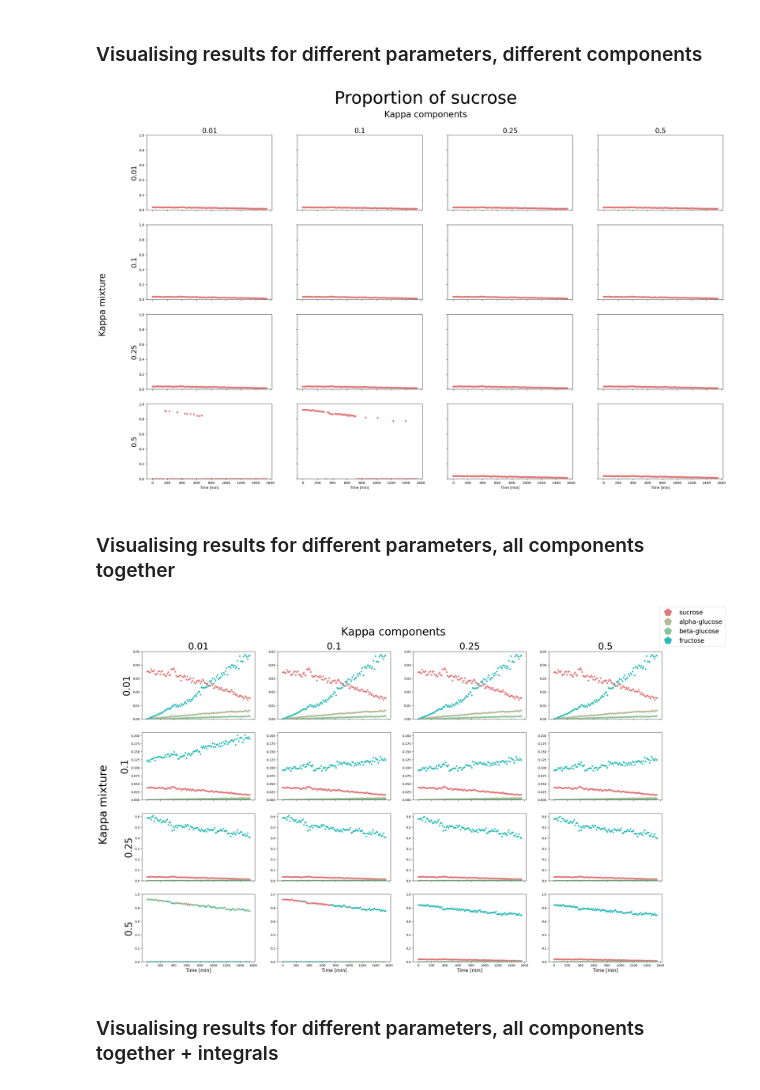
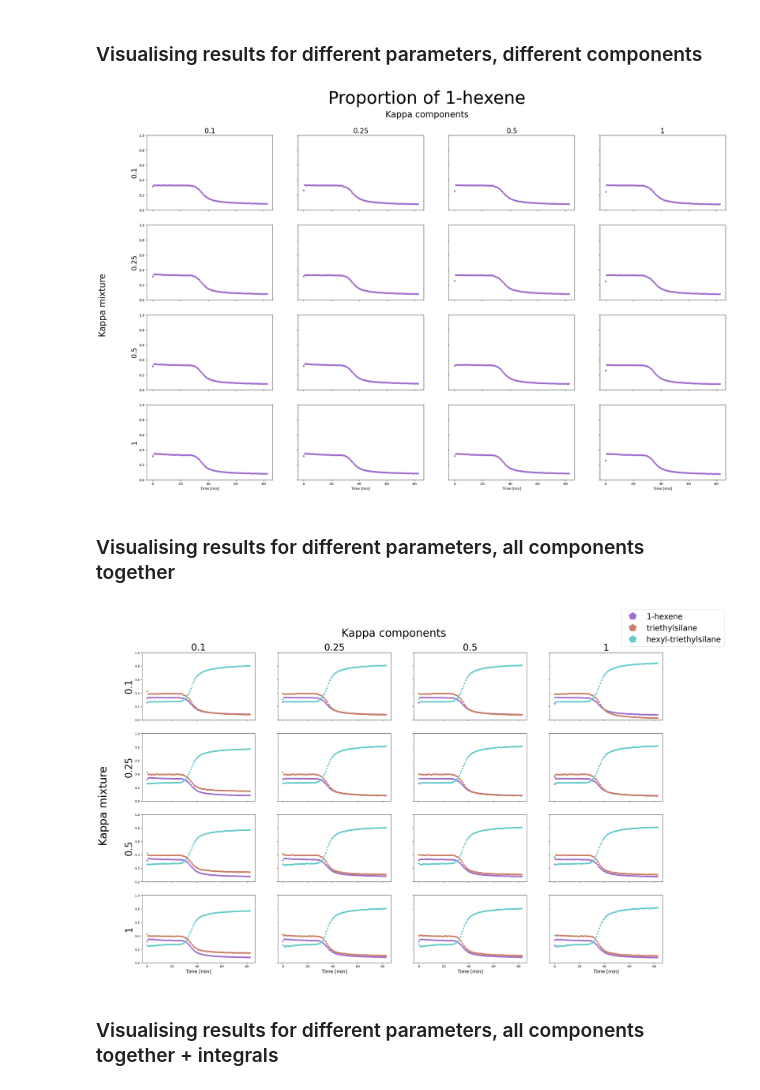
Before and after one commit to BDomzal/magnetstein_x_chemical_reactions, a Jupyter notebook: notebooks/visualisation.ipynb, the cells around one changed output. Saved outputs shown, nothing was run; the diff lists cells and outputs as text; code cells hidden in the pictures.

```diff
--- a/notebooks/visualisation.ipynb
+++ b/notebooks/visualisation.ipynb
@@ -21,7 +21,7 @@ import matplotlib.pyplot as plt
 
 #optionally add ylim(0,0.4) in plots
 # %%
-experiment_name = 'Saccharose hydrolysis with full mixture spectrum'
+experiment_name = 'PMG 287 monitoring'
 # %%
 mixture_paths = {'Saccharose hydrolysis': '../data/saccharose_hydrolysis/preprocessed_mixture.csv',
                 'PMG 284 monitoring': '../data/PMG_284/preprocessed_mixture.csv',
@@ -161,8 +161,8 @@ kappas_to_remove = [1.2, 0.75]
 kappas_th_to_remove = [1.2, 0.75]
 
 if experiment_name == 'Saccharose hydrolysis with full mixture spectrum':
-    kappas_to_remove = [0.05, 0.75, 1, 1.2]
-    kappas_th_to_remove = [0.05, 0.75, 1, 1.2]
+    kappas_to_remove = [0.05, 0.5, 0.75, 1, 1.2]
+    kappas_th_to_remove = [0.05, 0.5, 0.75, 1, 1.2]
 
 if experiment_name == 'PMG 284 monitoring with full mixture spectrum':
     kappas_to_remove = [0.5]
@@ -345,7 +345,7 @@ for ax, row in zip(axs[:,0], rows):
     ax.set_ylabel(row, rotation=90, size=20)
 #fig.savefig(results_paths[experiment_name]+'comparison_for_different_kappas_'+ substances_names[experiment_name][component_nr]+'.png')
 # %% [output]
-[figure, old version]
+[figure, new version]
 # %% [markdown]
 ### Visualising results for different parameters, all components together
 # %%
@@ -356,7 +356,9 @@ else:
 #fig.suptitle('Proportion of substrates and product', fontsize=50)
 fig.set_size_inches(30, 18, forward=True)
 
-ylims_dict_sacch_hydr_full_mix = {0.01: 0.05, 0.1: 0.21, 0.25: 0.63, 0.5:1.}
+ylims_dict_sacch_hydr_full_mix = {0.005: 0.05, 0.01: 0.05, 0.1: 0.21, 0.25: 0.63, 0.5:1.}
+ylims_dict_sacch_hydr_full_mix = {0.005: 0.05, 0.01: 0.05, 0.1: 0.21, 0.25: 0.63, 0.5:1.}
+
 
 fig.text(0.5, 0.92, 'Kappa components', ha='center', size=35)
 fig.text(0.06, 0.5, 'Kappa mixture', va='center', rotation='vertical', size=35)
@@ -378,34 +380,34 @@ for i, ax in enumerate(axs):
                              label=substances_names[experiment_name][i],
                             color=saturated_colors_for_components[experiment_name][i])
         except TypeError:
             axx.plot(0,0)
         except AttributeError:
             axx.plot(0,0)
 
 cols = [str(kappa_th) for kappa_th in all_kappas_th]
 rows = [str(kappa) for kappa in all_kappas]
 
 for ax, col in zip(axs[0], cols):
     ax.set_title(col, size=30)
     if experiment_name == 'Saccharose hydrolysis with full mixture spectrum' or experiment_name == 'PMG 287 monitoring with full mixture spectrum' or experiment_name == 'PMG 284 monitoring with full mixture spectrum':
         pass
     else:
         ax.set_ylim(0,1)
 
 for ax, col in zip(axs[-1], cols):
     ax.set_xlabel('Time [min]', size=15)
 
 for ax, row in zip(axs[:,0], rows):
     ax.set_ylabel(row, rotation=90, size=30)
 handles, labels = ax.get_legend_handles_labels()
 
 if experiment_name == 'Saccharose hydrolysis' or experiment_name == 'Saccharose hydrolysis with full mixture spectrum':
     fig.legend(handles, labels, loc='upper right', prop={'size': 20}, markerscale=5)
 else:
     fig.legend(handles, labels, loc='upper right', prop={'size': 25}, markerscale=5)
 #fig.savefig(results_paths[experiment_name]+'comparison_for_different_kappas_components_separately.png')
 # %% [output]
-[figure, old version]
+[figure, new version]
 # %% [markdown]
 ### Visualising results for different parameters, all components together + integrals
 # %%
```
Also changed, not shown: parts of 14 cells of this notebook, 6 other files.
